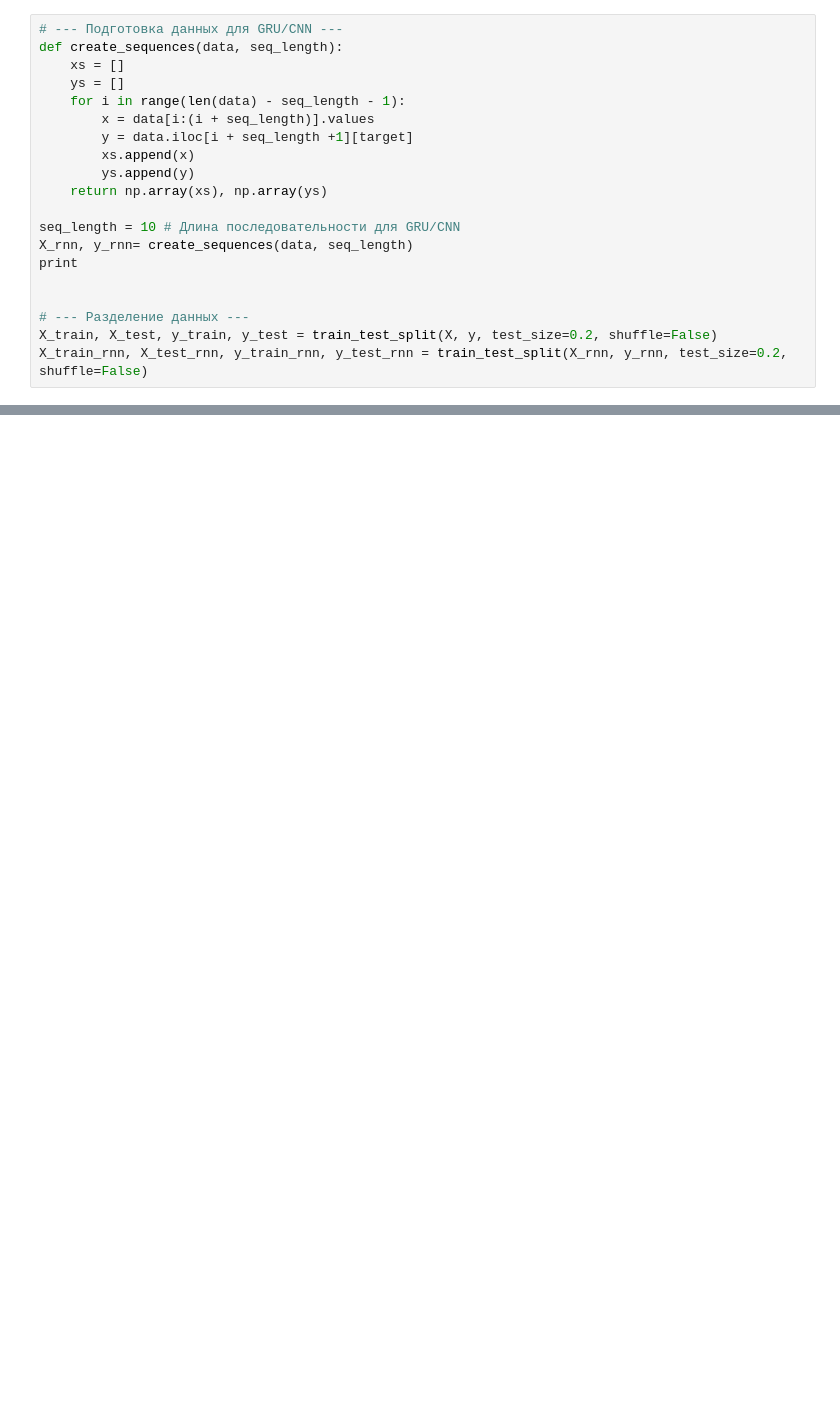
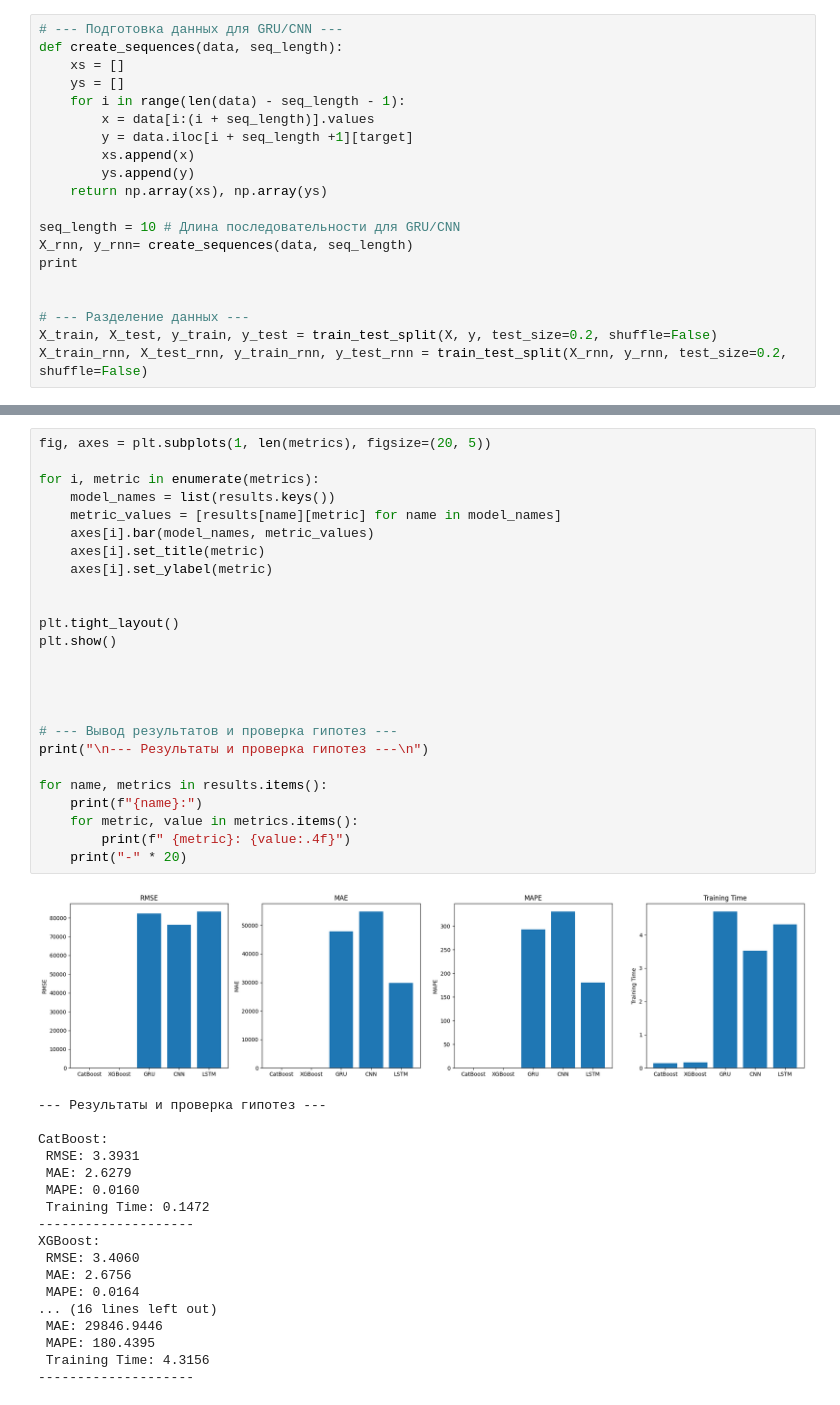
Before and after one commit to davydenkov/finHelperMIPT, a Jupyter notebook: FinHelperMIPT.ipynb, the cells around one changed output, grey strips where cells are left out. Saved outputs shown, nothing was run; the diff lists cells and outputs as text; blank space fills up the shorter version.

```diff
--- a/FinHelperMIPT.ipynb
+++ b/FinHelperMIPT.ipynb
@@ -178,0 +198,44 @@ LSTM:
+# %%
+fig, axes = plt.subplots(1, len(metrics), figsize=(20, 5))
+
+for i, metric in enumerate(metrics):
+    model_names = list(results.keys())
+    metric_values = [results[name][metric] for name in model_names]
+    axes[i].bar(model_names, metric_values)
+    axes[i].set_title(metric)
+    axes[i].set_ylabel(metric)
+
+
+plt.tight_layout()
+plt.show()
+
+
+
+
+# --- Вывод результатов и проверка гипотез ---
+print("\n--- Результаты и проверка гипотез ---\n")
+
+for name, metrics in results.items():
+    print(f"{name}:")
+    for metric, value in metrics.items():
+        print(f" {metric}: {value:.4f}")
+    print("-" * 20)
+# %% [output]
+[figure, added]
+--- Результаты и проверка гипотез ---
+
+CatBoost:
+ RMSE: 3.3931
+ MAE: 2.6279
+ MAPE: 0.0160
+ Training Time: 0.1472
+--------------------
+XGBoost:
+ RMSE: 3.4060
+ MAE: 2.6756
+ MAPE: 0.0164
+... (16 lines left out)
+ MAE: 29846.9446
+ MAPE: 180.4395
+ Training Time: 4.3156
+--------------------
```
Also changed, not shown: parts of 11 cells of this notebook, 5 other files.
